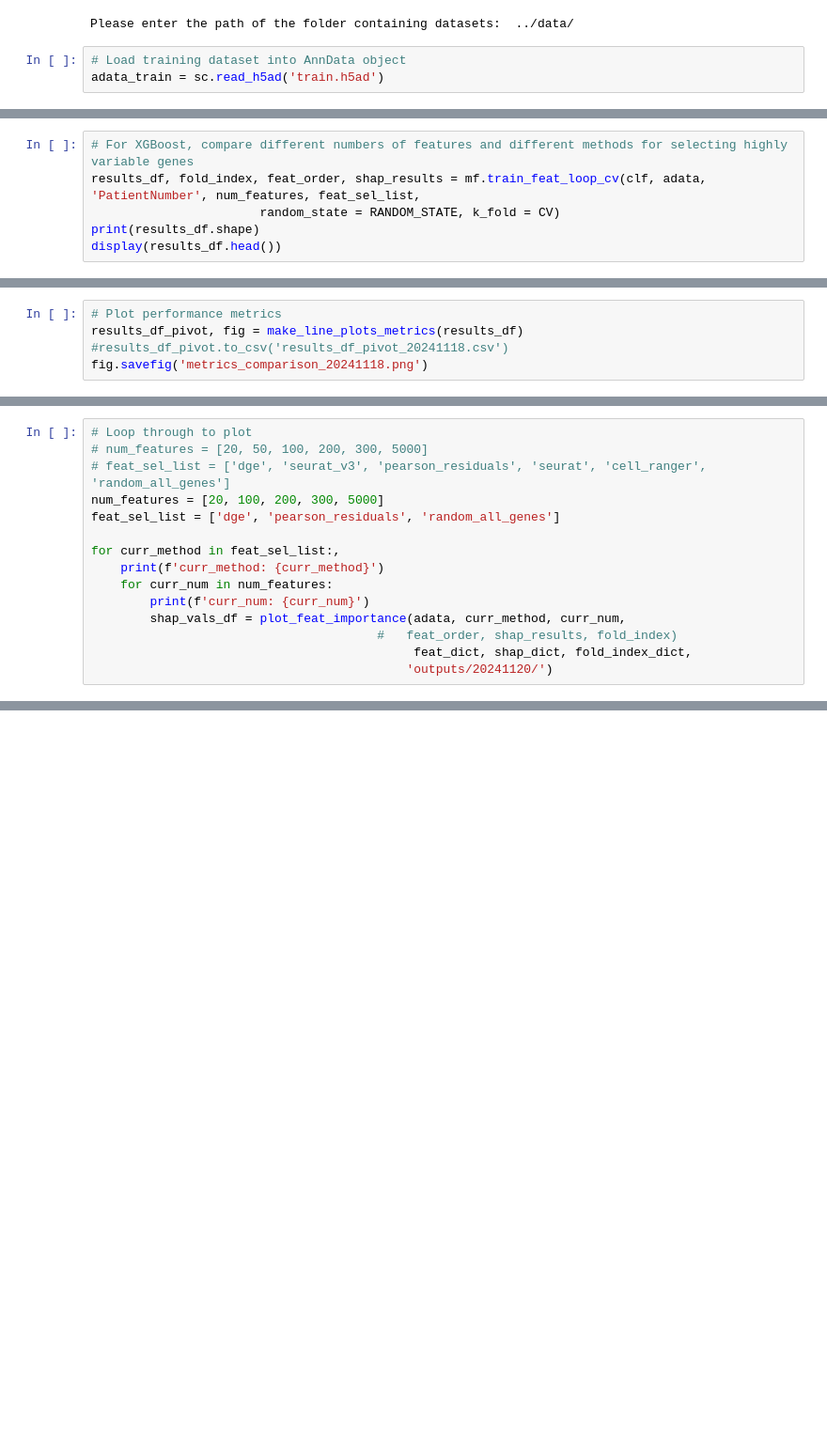
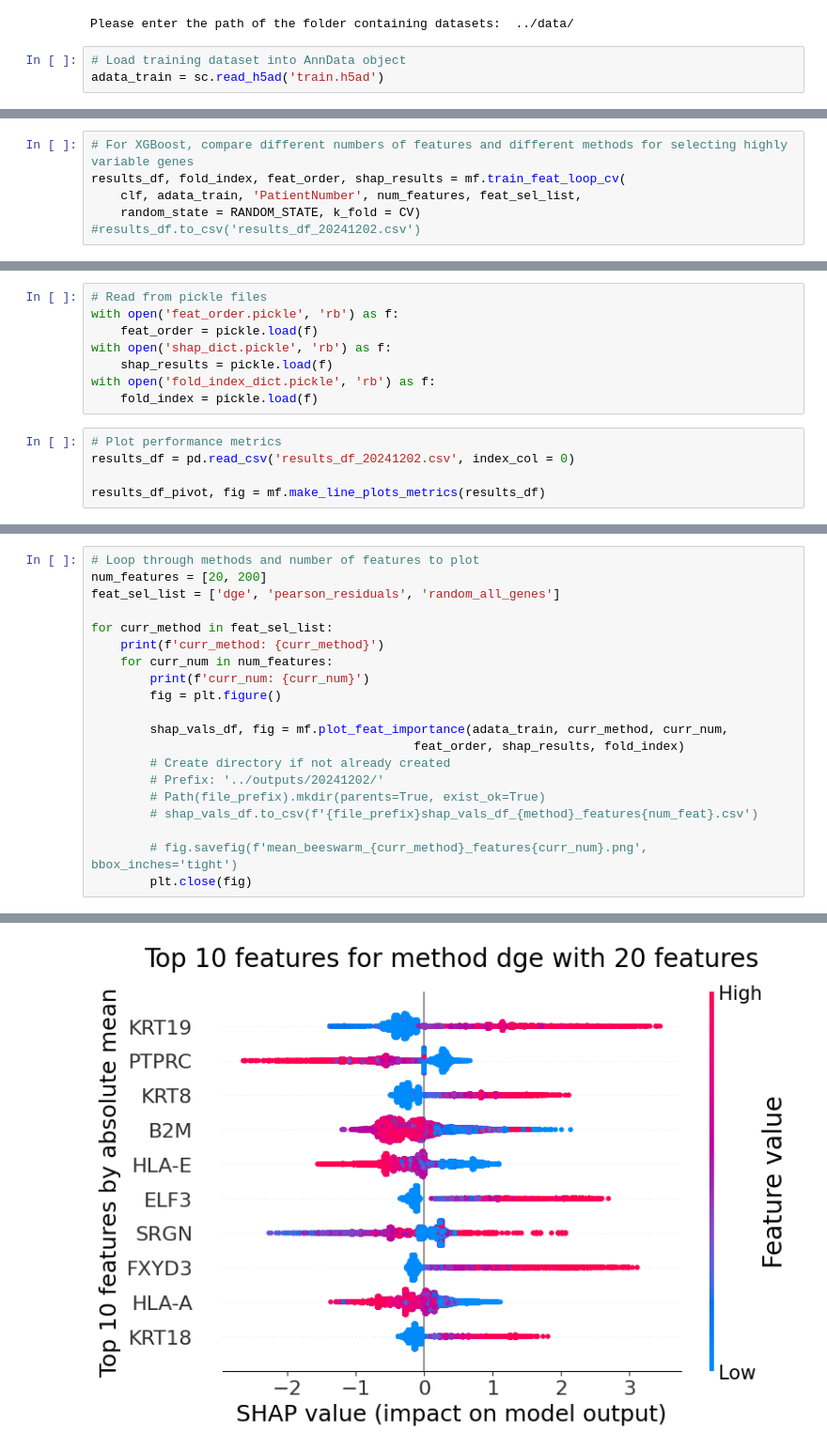
Before and after one commit to b-richins92/Cancer_Prediction_10x, a Jupyter notebook: 4_highly_variable_genes.ipynb, the cells around one changed output, grey strips where cells are left out. Shown at 94% size. Cells and saved outputs as stored; diff of their text form; blank space fills up the shorter version.

Commit message:
Generated new metrics comparison and SHAP plots

```diff
--- a/4_highly_variable_genes.ipynb
+++ b/4_highly_variable_genes.ipynb
@@ -42,8 +43,8 @@ num_features = [20, 50, 100, 200, 300, 400, 500, 1000, 2000, 5000]
 feat_sel_list = ['dge', 'seurat_v3', 'pearson_residuals', 'seurat', 'cell_ranger', 'random_all_genes']
 # %%
 # For XGBoost, compare different numbers of features and different methods for selecting highly variable genes
-results_df, fold_index, feat_order, shap_results = mf.train_feat_loop_cv(clf, adata, 'PatientNumber', num_features, feat_sel_list,
-                       random_state = RANDOM_STATE, k_fold = CV)
-print(results_df.shape)
-display(results_df.head())
+results_df, fold_index, feat_order, shap_results = mf.train_feat_loop_cv(
+    clf, adata_train, 'PatientNumber', num_features, feat_sel_list,
+    random_state = RANDOM_STATE, k_fold = CV)
+#results_df.to_csv('results_df_20241202.csv')
 # %%
@@ -61,5 +60,13 @@ display(results_df.head())
+# %%
+# Read from pickle files
+with open('feat_order.pickle', 'rb') as f:
+    feat_order = pickle.load(f)
+with open('shap_dict.pickle', 'rb') as f:
+    shap_results = pickle.load(f)
+with open('fold_index_dict.pickle', 'rb') as f:
+    fold_index = pickle.load(f)
 # %%
 # Plot performance metrics
-results_df_pivot, fig = make_line_plots_metrics(results_df)
-#results_df_pivot.to_csv('results_df_pivot_20241118.csv')
-fig.savefig('metrics_comparison_20241118.png')
+results_df = pd.read_csv('results_df_20241202.csv', index_col = 0)
+
+results_df_pivot, fig = mf.make_line_plots_metrics(results_df)
@@ -96,15 +88,21 @@ Conclusions:
 # %%
-# Loop through to plot
-# num_features = [20, 50, 100, 200, 300, 5000]
-# feat_sel_list = ['dge', 'seurat_v3', 'pearson_residuals', 'seurat', 'cell_ranger', 'random_all_genes']
-num_features = [20, 100, 200, 300, 5000]
+# Loop through methods and number of features to plot
+num_features = [20, 200]
 feat_sel_list = ['dge', 'pearson_residuals', 'random_all_genes']
 
-for curr_method in feat_sel_list:,
+for curr_method in feat_sel_list:
     print(f'curr_method: {curr_method}')
     for curr_num in num_features:
         print(f'curr_num: {curr_num}')
-        shap_vals_df = plot_feat_importance(adata, curr_method, curr_num,
-                                       #   feat_order, shap_results, fold_index)
-                                            feat_dict, shap_dict, fold_index_dict,
-                                           'outputs/20241120/')
+        fig = plt.figure()
+
+        shap_vals_df, fig = mf.plot_feat_importance(adata_train, curr_method, curr_num,
+                                            feat_order, shap_results, fold_index)
+        # Create directory if not already created
+        # Prefix: '../outputs/20241202/'
+        # Path(file_prefix).mkdir(parents=True, exist_ok=True)
+        # shap_vals_df.to_csv(f'{file_prefix}shap_vals_df_{method}_features{num_feat}.csv')
+
+        # fig.savefig(f'mean_beeswarm_{curr_method}_features{curr_num}.png', bbox_inches='tight')
+        plt.close(fig)
+# %% [output]
@@ -110,0 +111 @@ for curr_method in feat_sel_list:,
+[figure, added]
```
Also changed, not shown: parts of 9 cells of this notebook.
